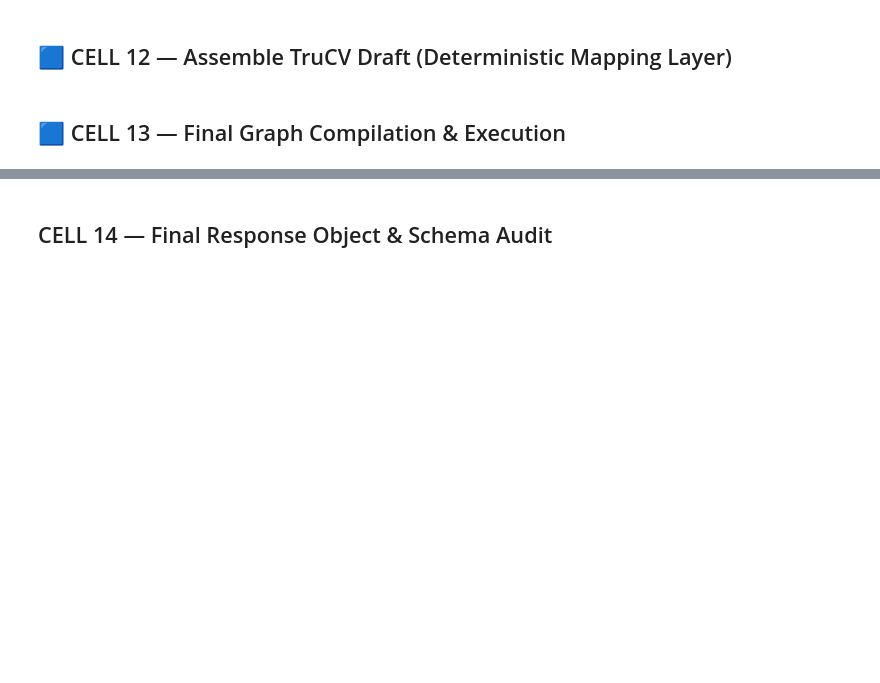
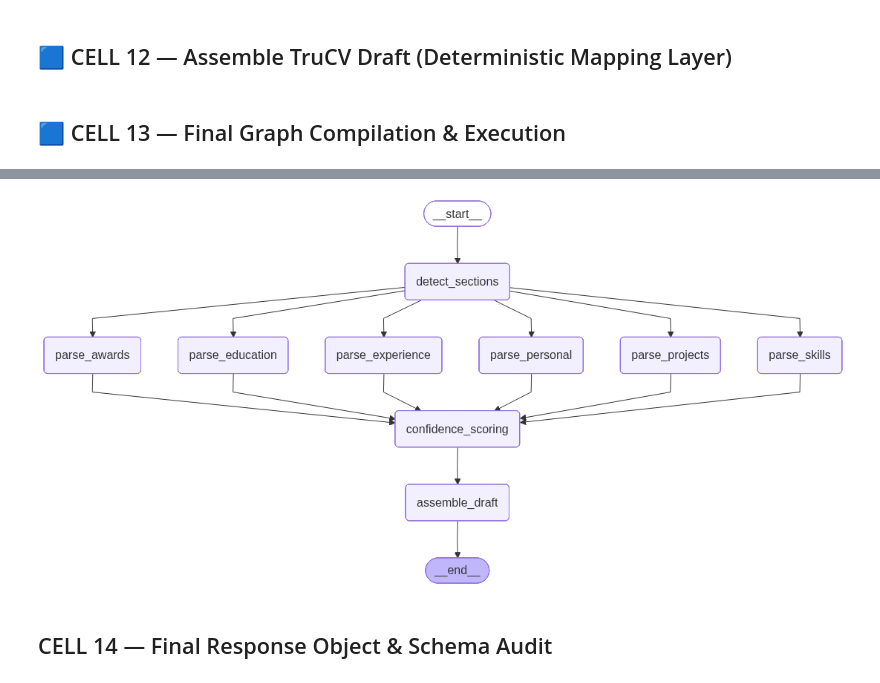
Before and after one commit to ganeshagrahari/LangChain-and-LangGraph-, a Jupyter notebook: Cv_to_trucv/cv_to_trucv.ipynb, the cells around one changed output, grey strips where cells are left out. Drawn from its saved outputs; the diff is of its cells as text; code cells hidden in the pictures; blank space fills up the shorter version.

Commit message:
build simple chatot using LangGraph

```diff
--- a/Cv_to_trucv/cv_to_trucv.ipynb
+++ b/Cv_to_trucv/cv_to_trucv.ipynb
@@ -310,7 +290,7 @@ class ParsedResume(ParsedBaseModel):
 # %% [markdown]
 ## 🟦 CELL 4 — Resume Upload (PDF / DOCX)
 # %%
-uploaded_file_path = "/home/ganesh/Desktop/LanChain-Framework/Ganesh-Agrahari-Resume.pdf"
+uploaded_file_path = "/home/ganesh/Desktop/LanChain-Framework/Cv_to_trucv/Ganesh-Agrahari-Resume.pdf"
 
 if not os.path.exists(uploaded_file_path):
     raise FileNotFoundError(f"File not found: {uploaded_file_path}")
@@ -489,9 +428,10 @@ def detect_sections_semantically(text: str) -> Dict[str, str]:
 
     CRITICAL RULES:
     1. Do not summarize. Copy the EXACT text from the resume into the correct bucket.
-    2. If a section is missing (e.g. no Awards), return an empty string for that key.
-    3. If text is ambiguous (e.g. "React" inside a project description), keep it with the project.
-    4. Personal section MUST include the Name, Phone, Email, and Links found at the top.
+    2. METADATA RULE: If the text contains '--- EMBEDDED_METADATA_LINKS ---', you MUST include that entire block inside the 'personal' bucket.
+    3. Personal section MUST include the Name, Phone, Email, and all links found at the top.
+    4. If a section is missing, return an empty string for that key.
+    5. Keep all context: If text is ambiguous, keep it with the most relevant section.
     """
 
     # 3. Use 'with_structured_output' to prevent JSON crashes
@@ -853,18 +757,16 @@ else:
 # %%
 # 🟦 CELL 9 — LangGraph State Definition
 
-# This class defines the schema of the shared memory used by the graph.
-# Every node receives this state, modifies it, and passes it on.
-
 class GraphState(TypedDict):
     # 1. RAW INPUTS
-    raw_text: str                   # The clean text from Cell 5
+    raw_text: str
 
     # 2. INTERMEDIATE (The "Router" Output)
-    sections: Dict[str, str]        # The 6 semantic buckets from Cell 6
+    sections: Dict[str, str]
 
-    # 3. AI PARSING RESULTS (The Pydantic Models from Cell 3)
-    # These start as None and get filled by the parallel workers
+    # 3. AI PARSING RESULTS
+    # We use Optional so they can be None initially.
+    # In a parallel graph, these will be updated by individual nodes.
     personal: Optional[ParsedPersonal]
     education: Optional[ParsedEducation]
     experience: Optional[ParsedExperience]
@@ -873,18 +775,20 @@ class GraphState(TypedDict):
     awards: Optional[ParsedAwards]
 
     # 4. ORCHESTRATION & CONTROL
-    # Tracks how confident we are about each section
+    # Annotated[..., operator.add] allows multiple nodes to add to this list
+    # without overwriting previous errors.
+    errors: Annotated[List[str], operator.add]
+
+    # We use a dict for confidence so we can see the score per section
     confidence_map: Dict[str, float]
 
-    # Tracks how many times we have retried a specific section
-    retry_counts: Dict[str, int]
-
     # 5. FINAL OUTPUT
-    # The "Draft JSON" that matches newCv.model.ts (Cell 2)
+    # This will be the structured JSON matching TruCV's MongoDB schema
     trucv_draft: Optional[Dict[str, Any]]
 
-    # 6. LOGS
-    errors: List[str]               # Accumulates error messages
+    # 6. METADATA
+    # To track if we used metadata links or raw text for personal info
+    metadata_used: bool
 # %% [markdown]
 ## 🟦 CELL 10 — Confidence Scoring Engine
 # %%
@@ -1023,5 +927,5 @@ def node_confidence_scoring(state: GraphState):
 
     return {
         "confidence_map": confidence_map,
-        "errors": current_errors
+        "errors": all_warnings # LangGraph will append these automatically due to the State Reducer
     }
@@ -1387,3 +1189,7 @@ else:
+# %%
+app
+# %% [output]
+[figure, added]
 # %% [markdown]
 ## CELL 14 — Final Response Object & Schema Audit
 # %%
```
Also changed, not shown: parts of 14 cells of this notebook, 4 other files.
